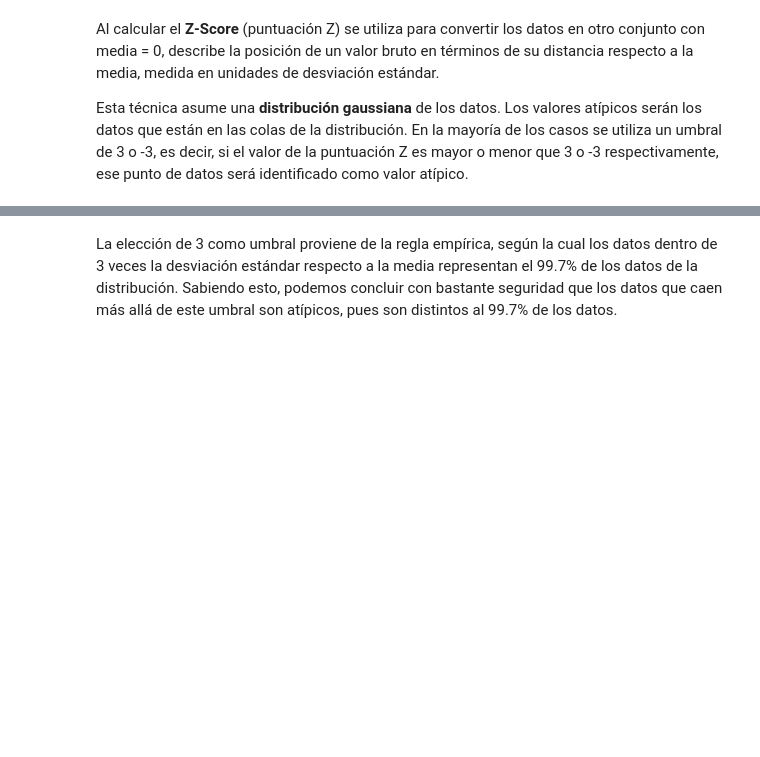
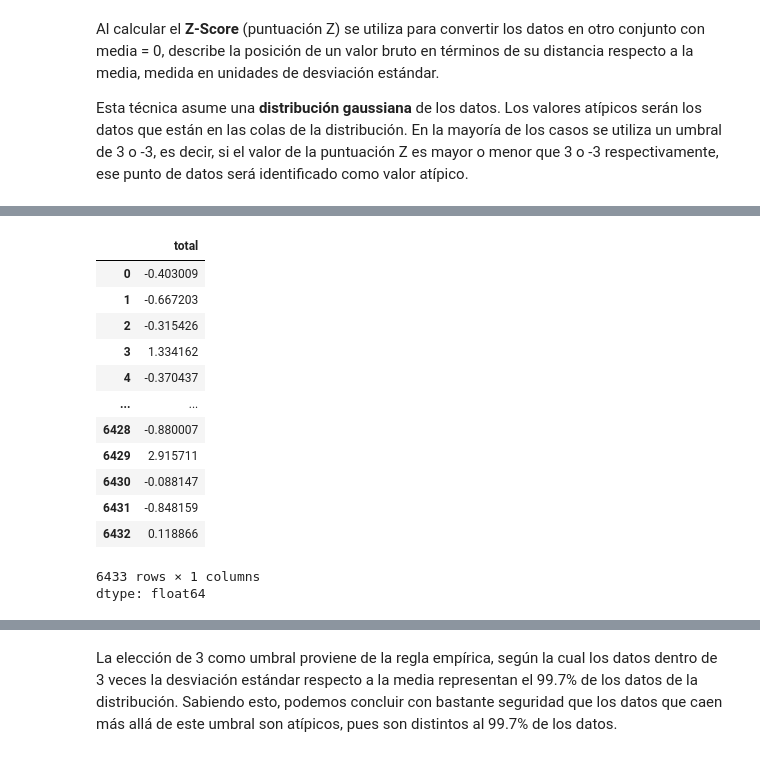
Before and after one commit to GabiRmz2025/MGRC_Herramientas_Aplicaciones_IA_2025, a Jupyter notebook: Modulo1/03.- Datos atípicos.ipynb, the cells around one changed output, grey strips where cells are left out. Cells and saved outputs as stored; diff of their text form; code cells hidden in the pictures; blank space fills up the shorter version.

```diff
--- a/Modulo1/03.- Datos atípicos.ipynb
+++ b/Modulo1/03.- Datos atípicos.ipynb
@@ -416,2 +423,19 @@ plt.show()
 # %%
 #Aplicación de la formula de z_score
+z_score = (df_taxis['total'] - df_taxis['total'].mean())/df_taxis['total'].std()
+z_score
+# %% [output]
+|  | total |
+| 0 | -0.403009 |
+| 1 | -0.667203 |
+| 2 | -0.315426 |
+| 3 | 1.334162 |
+| 4 | -0.370437 |
+| ... | ... |
+| 6428 | -0.880007 |
+| 6429 | 2.915711 |
+| 6430 | -0.088147 |
+| 6431 | -0.848159 |
+| 6432 | 0.118866 |
+6433 rows × 1 columns
+dtype: float64
```
Also changed, not shown: parts of 23 cells of this notebook.
